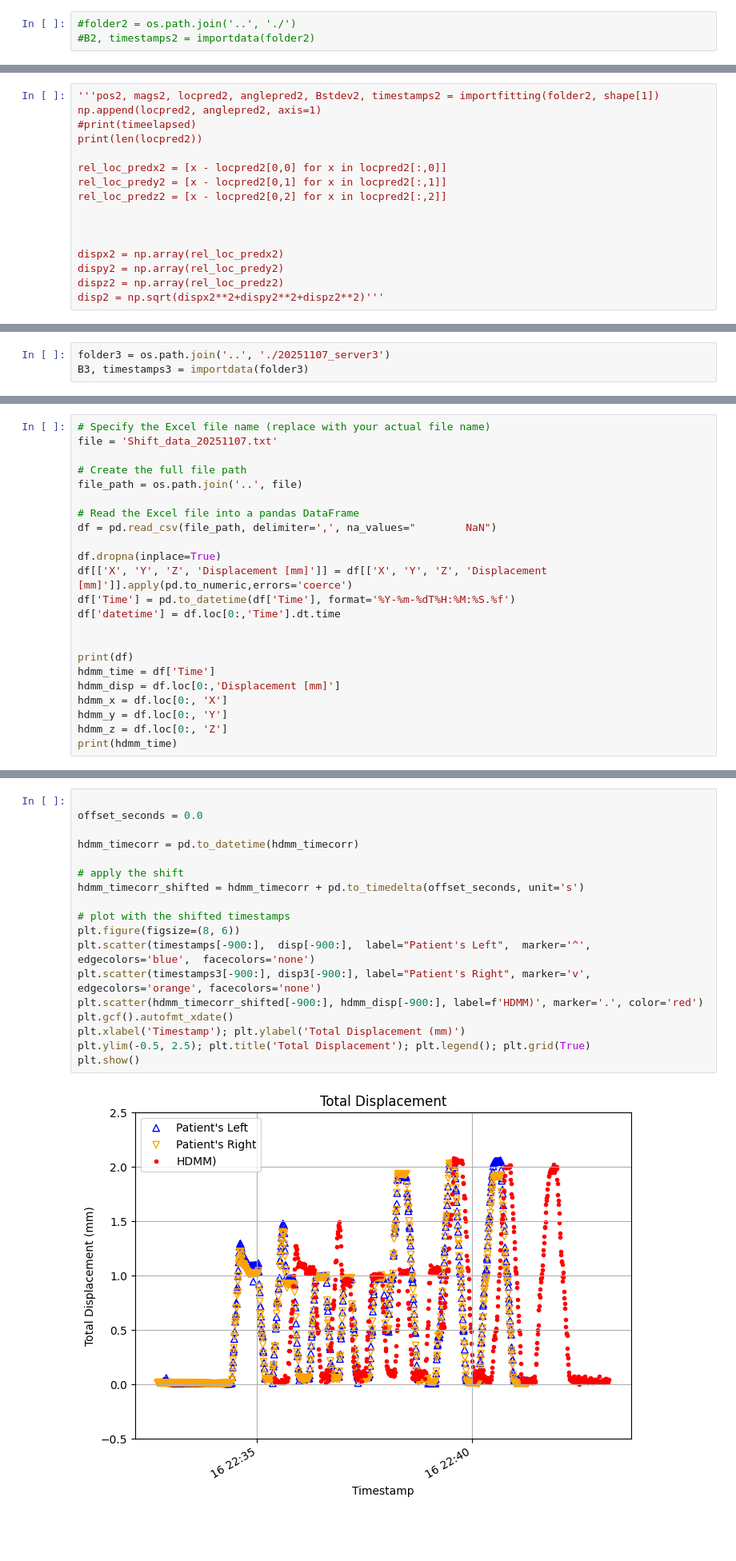
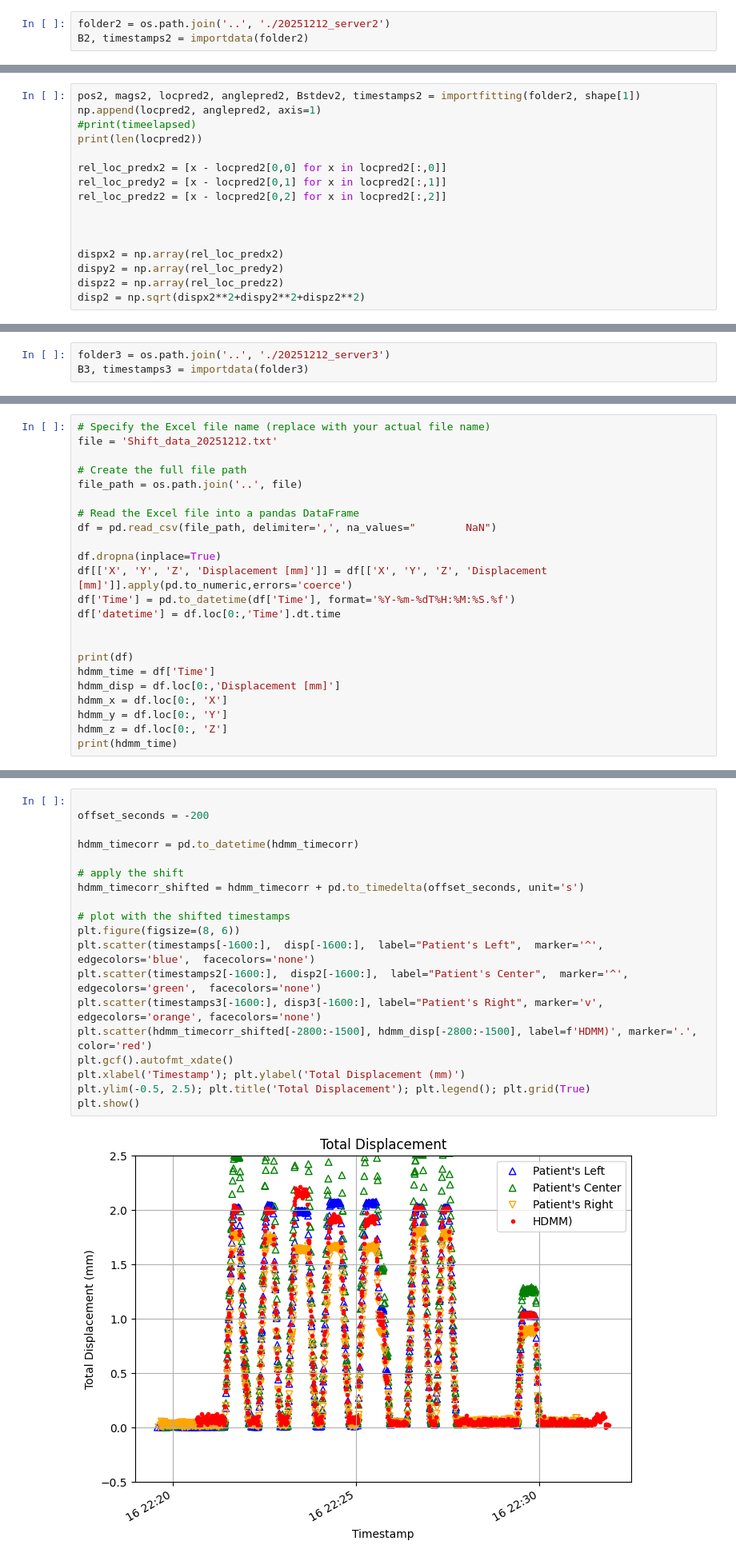
Before and after one commit to SpicedDill/magnetic-sensor-data, a Jupyter notebook: BN_Analysis/12122025_Multisensor_GK.ipynb, the cells around one changed output, grey strips where cells are left out. Shown at 80% size. Saved outputs shown, nothing was run; the diff lists cells and outputs as text; blank space fills up the shorter version.

Commit message:
analysis for 12/12/25 data + HDMM for 12/12/25 added

```diff
--- a/BN_Analysis/12122025_Multisensor_GK.ipynb
+++ b/BN_Analysis/12122025_Multisensor_GK.ipynb
@@ -344,4 +344,4 @@ disp = np.sqrt(dispx**2+dispy**2+dispz**2)
 # %%
-#folder2 = os.path.join('..', './')
-#B2, timestamps2 = importdata(folder2)
+folder2 = os.path.join('..', './20251212_server2')
+B2, timestamps2 = importdata(folder2)
 # %%
@@ -349,5 +349,5 @@ disp = np.sqrt(dispx**2+dispy**2+dispz**2)
 # %%
-'''pos2, mags2, locpred2, anglepred2, Bstdev2, timestamps2 = importfitting(folder2, shape[1])
+pos2, mags2, locpred2, anglepred2, Bstdev2, timestamps2 = importfitting(folder2, shape[1])
 np.append(locpred2, anglepred2, axis=1)
 #print(timeelapsed)
 print(len(locpred2))
@@ -361,5 +361,5 @@ rel_loc_predz2 = [x - locpred2[0,2] for x in locpred2[:,2]]
 dispx2 = np.array(rel_loc_predx2)
 dispy2 = np.array(rel_loc_predy2)
 dispz2 = np.array(rel_loc_predz2)
-disp2 = np.sqrt(dispx2**2+dispy2**2+dispz2**2)'''
+disp2 = np.sqrt(dispx2**2+dispy2**2+dispz2**2)
 # %% [output]
@@ -367,3 +367,3 @@ disp2 = np.sqrt(dispx2**2+dispy2**2+dispz2**2)'''
 # %%
-folder3 = os.path.join('..', './20251107_server3')
+folder3 = os.path.join('..', './20251212_server3')
 B3, timestamps3 = importdata(folder3)
@@ -390,6 +424,6 @@ disp3 = np.sqrt(dispx3**2+dispy3**2+dispz3**2)
 # %%
 # Specify the Excel file name (replace with your actual file name)
-file = 'Shift_data_20251107.txt'
+file = 'Shift_data_20251212.txt'
 
 # Create the full file path
 file_path = os.path.join('..', file)
@@ -548,20 +598,21 @@ print('-----------------------')
 # %%
 
-offset_seconds = 0.0
+offset_seconds = -200
 
 hdmm_timecorr = pd.to_datetime(hdmm_timecorr)
 
 # apply the shift
 hdmm_timecorr_shifted = hdmm_timecorr + pd.to_timedelta(offset_seconds, unit='s')
 
 # plot with the shifted timestamps
 plt.figure(figsize=(8, 6))
-plt.scatter(timestamps[-900:],  disp[-900:],  label="Patient's Left",  marker='^', edgecolors='blue',  facecolors='none')
-plt.scatter(timestamps3[-900:], disp3[-900:], label="Patient's Right", marker='v', edgecolors='orange', facecolors='none')
-plt.scatter(hdmm_timecorr_shifted[-900:], hdmm_disp[-900:], label=f'HDMM)', marker='.', color='red')
+plt.scatter(timestamps[-1600:],  disp[-1600:],  label="Patient's Left",  marker='^', edgecolors='blue',  facecolors='none')
+plt.scatter(timestamps2[-1600:],  disp2[-1600:],  label="Patient's Center",  marker='^', edgecolors='green',  facecolors='none')
+plt.scatter(timestamps3[-1600:], disp3[-1600:], label="Patient's Right", marker='v', edgecolors='orange', facecolors='none')
+plt.scatter(hdmm_timecorr_shifted[-2800:-1500], hdmm_disp[-2800:-1500], label=f'HDMM)', marker='.', color='red')
 plt.gcf().autofmt_xdate()
 plt.xlabel('Timestamp'); plt.ylabel('Total Displacement (mm)')
 plt.ylim(-0.5, 2.5); plt.title('Total Displacement'); plt.legend(); plt.grid(True)
 plt.show()
 # %% [output]
-[figure, old version]
+[figure, new version]
```
Also changed, not shown: parts of 14 cells of this notebook, 2 other files.
